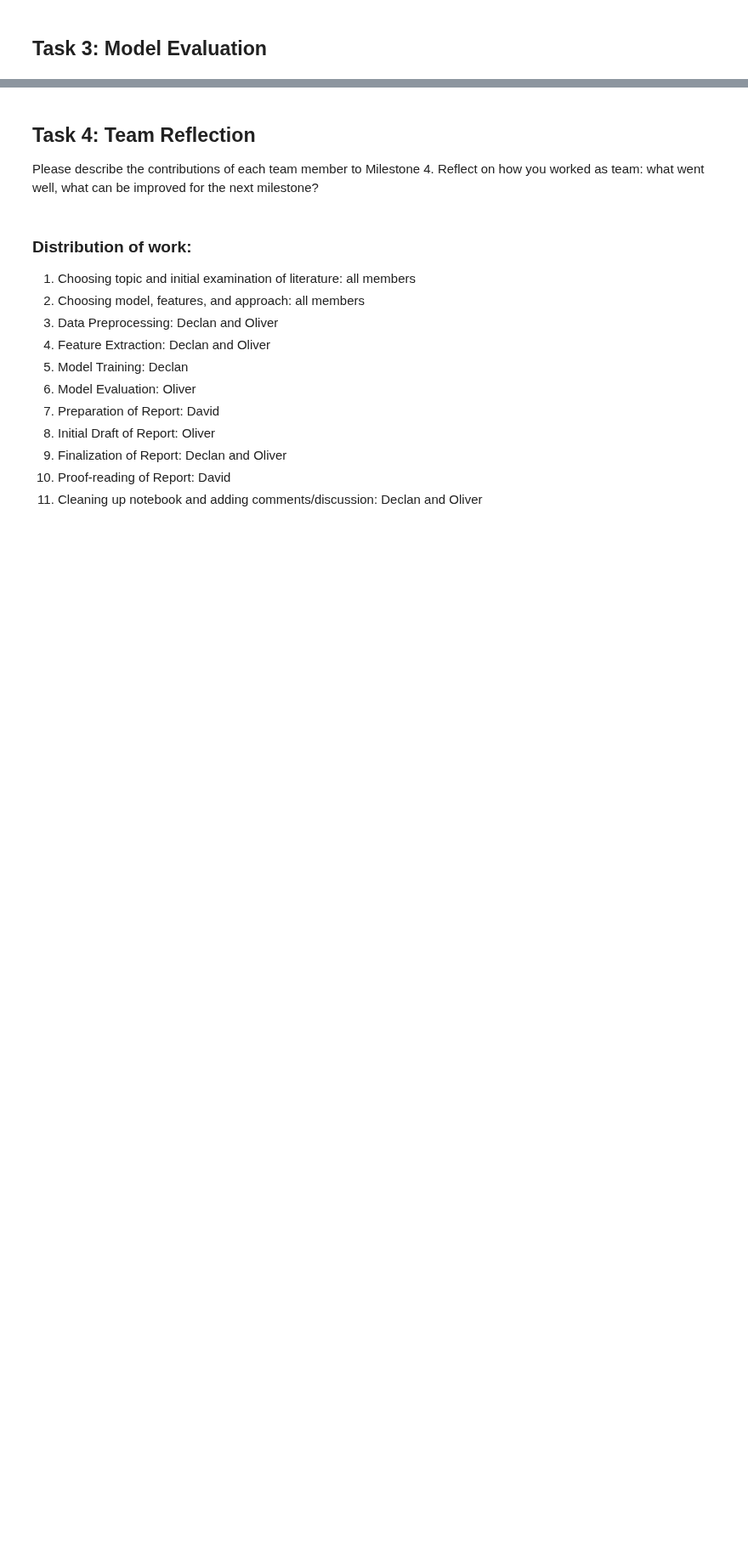
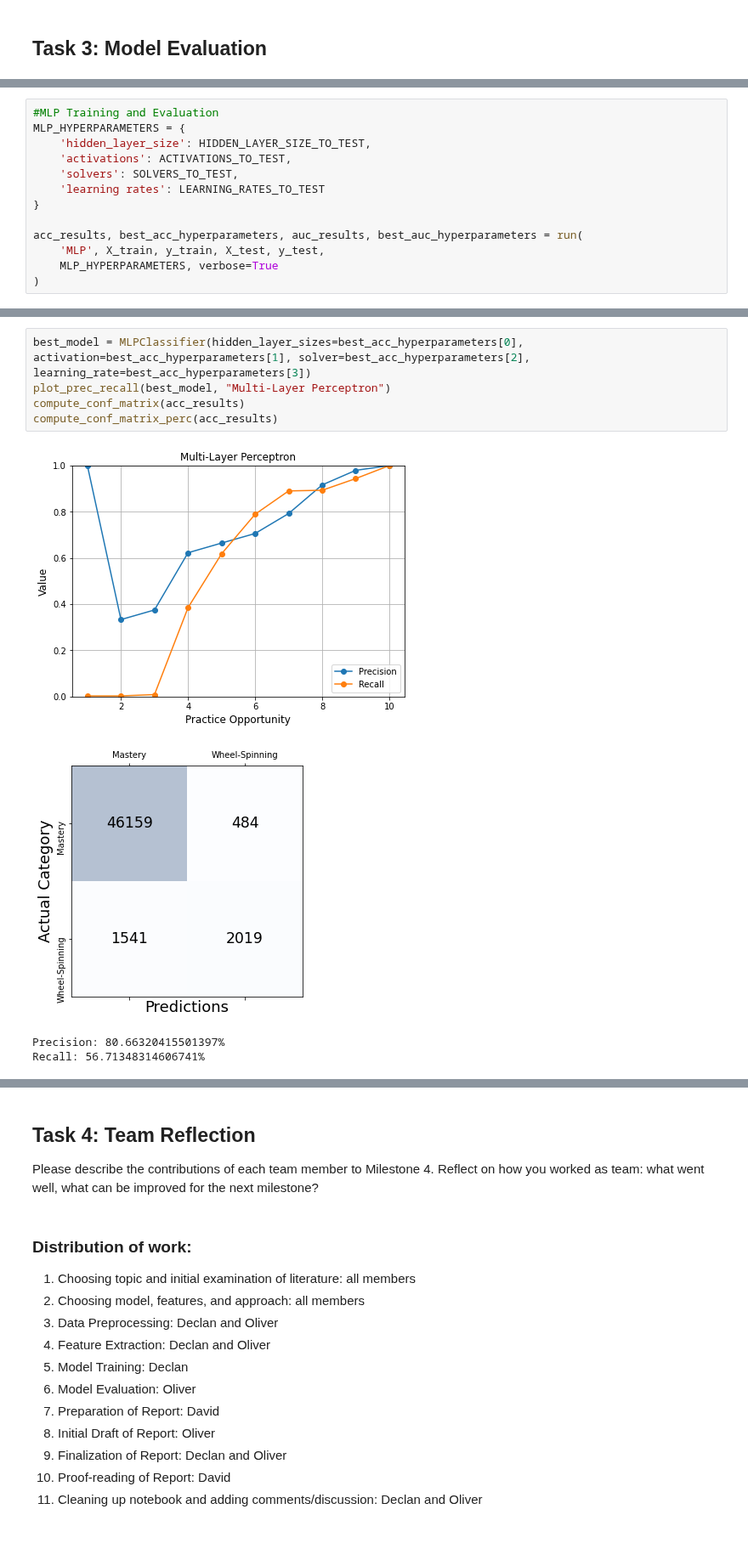
Before and after one commit to odudler/mlbd2023, a Jupyter notebook: m4_calcularis_report.ipynb, the cells around one changed output, grey strips where cells are left out. Shown at 85% size. Cells and saved outputs as stored; diff of their text form; blank space fills up the shorter version.

```diff
--- a/m4_calcularis_report.ipynb
+++ b/m4_calcularis_report.ipynb
@@ -1039 +1161,14 @@ Recall: 68.65030674846626%
 [figure]
+# %%
+#MLP Training and Evaluation
+MLP_HYPERPARAMETERS = {
+    'hidden_layer_size': HIDDEN_LAYER_SIZE_TO_TEST,
+    'activations': ACTIVATIONS_TO_TEST,
+    'solvers': SOLVERS_TO_TEST,
+    'learning rates': LEARNING_RATES_TO_TEST
+}
+
+acc_results, best_acc_hyperparameters, auc_results, best_auc_hyperparameters = run(
+    'MLP', X_train, y_train, X_test, y_test,
+    MLP_HYPERPARAMETERS, verbose=True
+)
@@ -1039,0 +1186,10 @@ Recall: 68.65030674846626%
+# %%
+best_model = MLPClassifier(hidden_layer_sizes=best_acc_hyperparameters[0], activation=best_acc_hyperparameters[1], solver=best_acc_hyperparameters[2], learning_rate=best_acc_hyperparameters[3])
+plot_prec_recall(best_model, "Multi-Layer Perceptron")
+compute_conf_matrix(acc_results)
+compute_conf_matrix_perc(acc_results)
+# %% [output]
+[figure, added]
+[figure, added]
+Precision: 80.66320415501397%
+Recall: 56.71348314606741%
```
Also changed, not shown: parts of 16 cells of this notebook.
